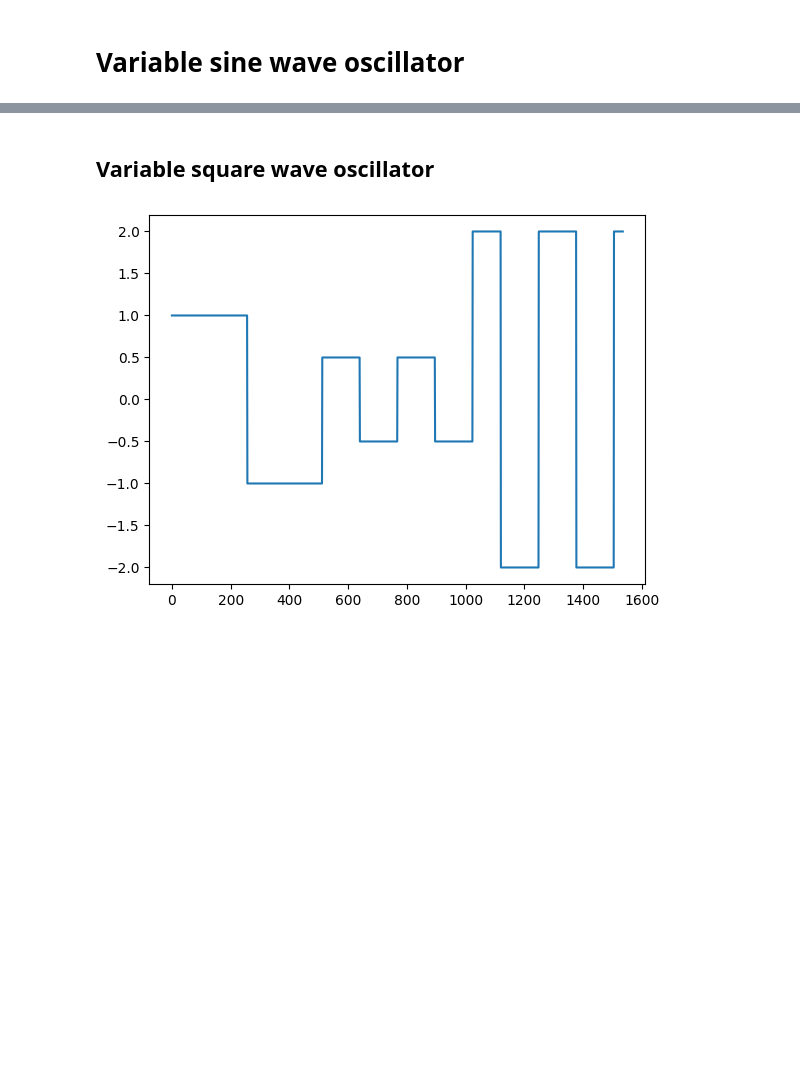
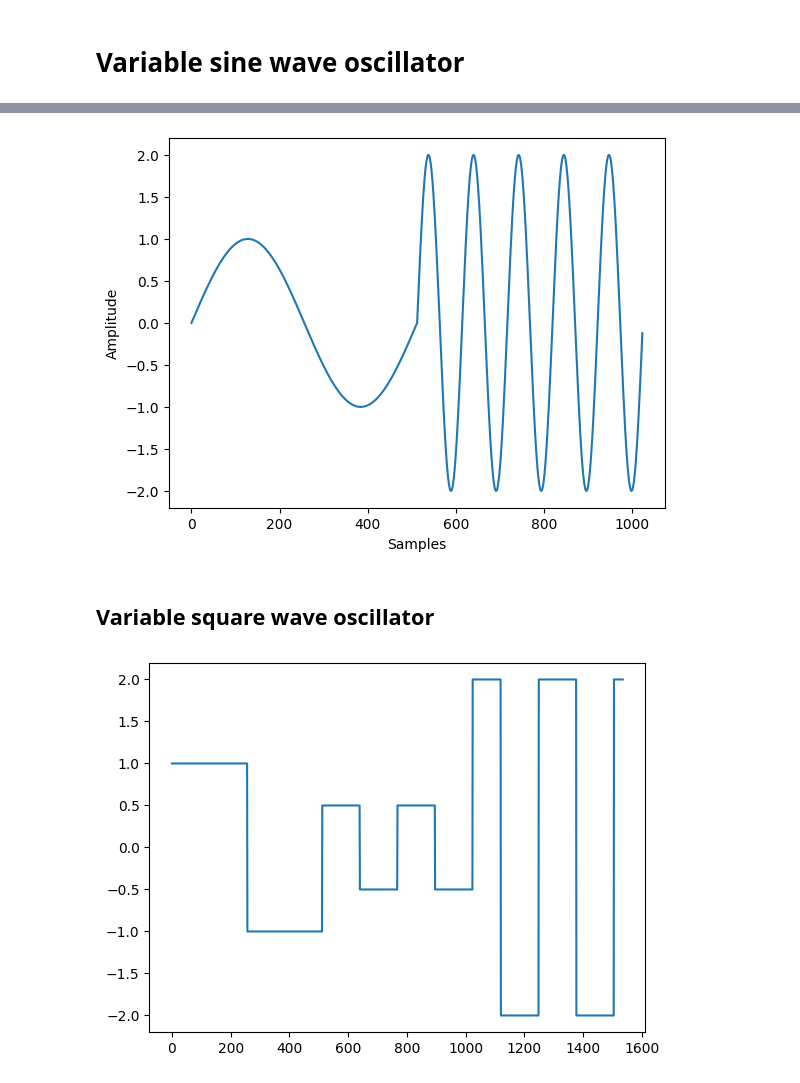
Before and after one commit to rasigle/sonicrack, a Jupyter notebook: examples/oscillators_v3_variable.ipynb, the cells around one changed output, grey strips where cells are left out. Drawn from its saved outputs; the diff is of its cells as text; code cells hidden in the pictures; blank space fills up the shorter version.

```diff
--- a/examples/oscillators_v3_variable.ipynb
+++ b/examples/oscillators_v3_variable.ipynb
@@ -20,3 +24,19 @@ plt.show()
+# %%
+import matplotlib.pyplot as plt
+
+osc2 = SineOscillator(freq=1, amp=1, phase=0, sample_rate=512)
+samples2_1 = osc2.get_samples(n=512)
+osc2.amp = 2
+osc2.freq = 5
+osc2.phase = 0
+samples2_2 = osc2.get_samples(n=512)
+
+plt.ylabel("Amplitude")
+plt.xlabel("Samples")
+plt.plot(samples2_1 + samples2_2)
+plt.show()
+# %% [output]
+[figure, added]
 # %% [markdown]
 ## Variable square wave oscillator
 # %%
```
Also changed, not shown: parts of 8 cells of this notebook, 23 other files.
